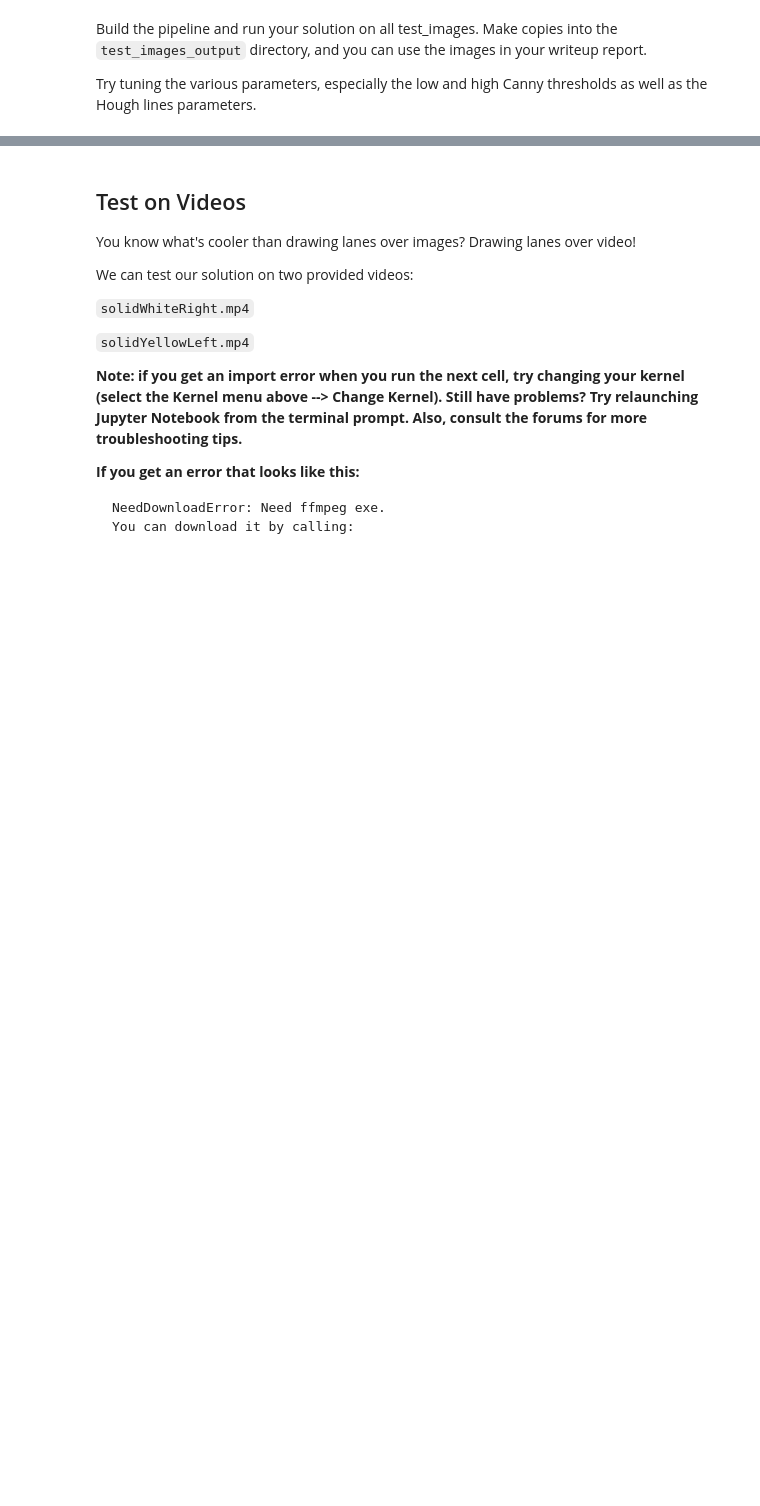
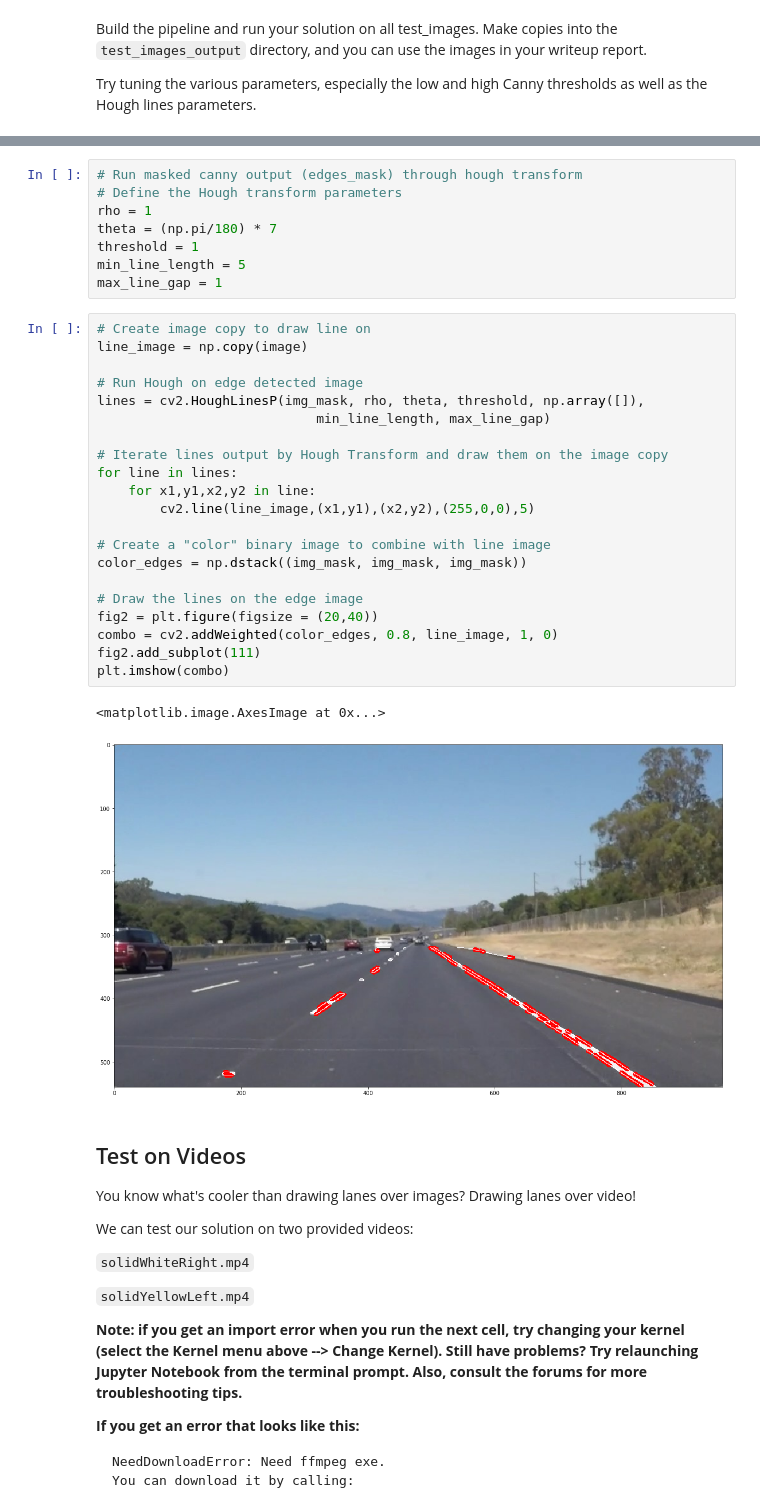
Before and after one commit to ghiberti/CarND-LaneLines-P1, a Jupyter notebook: P1.ipynb, the cells around one changed output, grey strips where cells are left out. Drawn from its saved outputs; the diff is of its cells as text; blank space fills up the shorter version.

```diff
--- a/P1.ipynb
+++ b/P1.ipynb
@@ -223,3 +248,35 @@ plt.imshow(plot_image)
+# %%
+# Run masked canny output (edges_mask) through hough transform
+# Define the Hough transform parameters
+rho = 1
+theta = (np.pi/180) * 7
+threshold = 1
+min_line_length = 5
+max_line_gap = 1
+# %%
+# Create image copy to draw line on
+line_image = np.copy(image)
+
+# Run Hough on edge detected image
+lines = cv2.HoughLinesP(img_mask, rho, theta, threshold, np.array([]),
+                            min_line_length, max_line_gap)
+
+# Iterate lines output by Hough Transform and draw them on the image copy
+for line in lines:
+    for x1,y1,x2,y2 in line:
+        cv2.line(line_image,(x1,y1),(x2,y2),(255,0,0),5)
+
+# Create a "color" binary image to combine with line image
+color_edges = np.dstack((img_mask, img_mask, img_mask))
+
+# Draw the lines on the edge image
+fig2 = plt.figure(figsize = (20,40))
+combo = cv2.addWeighted(color_edges, 0.8, line_image, 1, 0)
+fig2.add_subplot(111)
+plt.imshow(combo)
+# %% [output]
+<matplotlib.image.AxesImage at 0x...>
+[figure, added]
 # %% [markdown]
 ## Test on Videos
 
```
Also changed, not shown: parts of 7 cells of this notebook.
